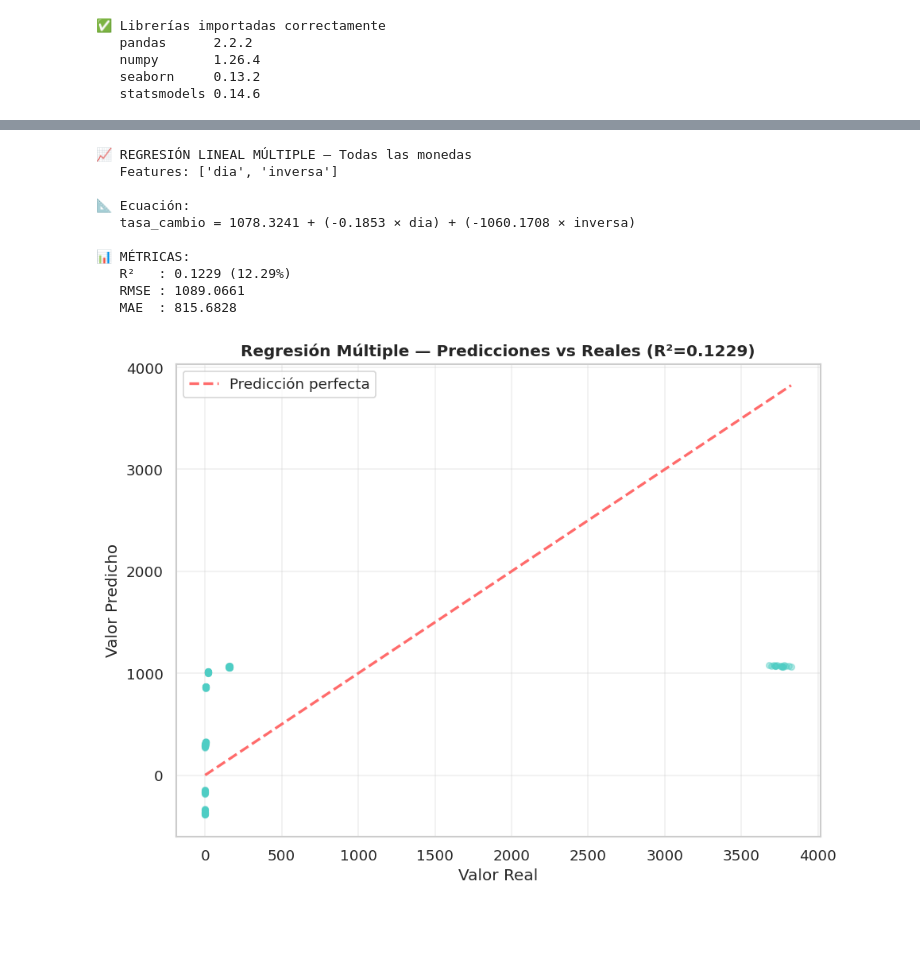
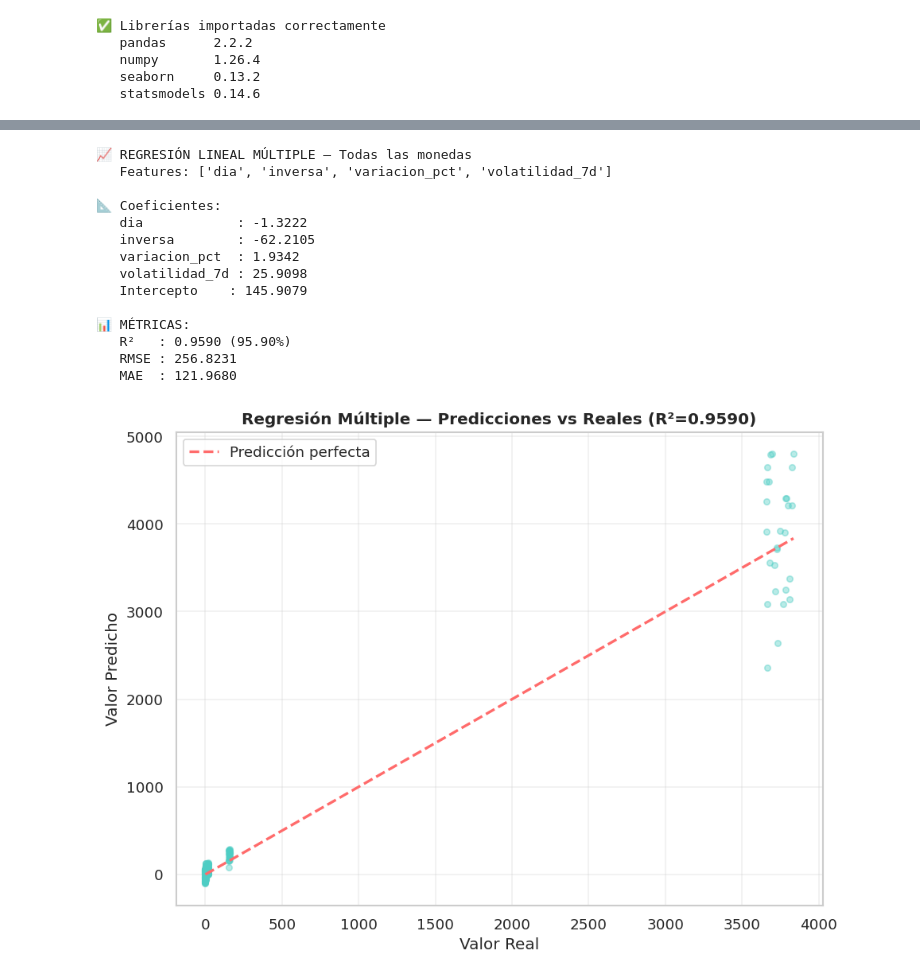
Before and after one commit to SebastianBermudezGutierrez/Grupo17_Bermudez_Mu-oz, a Jupyter notebook: etl-divisas/analisis_ml_divisas.ipynb, the cells around one changed output, grey strips where cells are left out. Saved outputs shown, nothing was run; the diff lists cells and outputs as text; code cells hidden in the pictures; blank space fills up the shorter version.

```diff
--- a/etl-divisas/analisis_ml_divisas.ipynb
+++ b/etl-divisas/analisis_ml_divisas.ipynb
@@ -214,6 +219,6 @@ plt.show()
 # %%
-# CELDA 7: Regresión Lineal Múltiple (todas las monedas)
-FEATURES = ['dia', 'inversa']
+# CELDA 7: Regresión Lineal Múltiple
+FEATURES = ['dia', 'inversa', 'variacion_pct', 'volatilidad_7d']
 
 X_multi = df[FEATURES].values
 y_multi = df['tasa_cambio'].values
@@ -227,43 +232,48 @@ modelo_multi.fit(X_train_m, y_train_m)
 y_pred_multi = modelo_multi.predict(X_test_m)
 
 r2_m   = r2_score(y_test_m, y_pred_multi)
 rmse_m = np.sqrt(mean_squared_error(y_test_m, y_pred_multi))
 mae_m  = mean_absolute_error(y_test_m, y_pred_multi)
 
 print("📈 REGRESIÓN LINEAL MÚLTIPLE — Todas las monedas")
 print(f"   Features: {FEATURES}")
-print(f"\n📐 Ecuación:")
-print(f"   tasa_cambio = {modelo_multi.intercept_:.4f} + ({modelo_multi.coef_[0]:.4f} × dia) + ({modelo_multi.coef_[1]:.4f} × inversa)")
+print(f"\n📐 Coeficientes:")
+for feat, coef in zip(FEATURES, modelo_multi.coef_):
+    print(f"   {feat:15s}: {coef:.4f}")
+print(f"   Intercepto    : {modelo_multi.intercept_:.4f}")
 print(f"\n📊 MÉTRICAS:")
 print(f"   R²   : {r2_m:.4f} ({r2_m*100:.2f}%)")
 print(f"   RMSE : {rmse_m:.4f}")
 print(f"   MAE  : {mae_m:.4f}")
 
-# Gráfica predicciones vs reales
 fig, ax = plt.subplots(figsize=(8, 6))
 ax.scatter(y_test_m, y_pred_multi, alpha=0.4, color='#4ecdc4', s=20)
 minval, maxval = y_test_m.min(), y_test_m.max()
 ax.plot([minval, maxval], [minval, maxval], color='#ff6b6b', linewidth=2, linestyle='--', label='Predicción perfecta')
 ax.set_xlabel('Valor Real')
 ax.set_ylabel('Valor Predicho')
 ax.set_title(f'Regresión Múltiple — Predicciones vs Reales (R²={r2_m:.4f})', fontweight='bold')
 ax.legend()
 ax.grid(alpha=0.3)
 plt.tight_layout()
 plt.savefig('data/regresion_multiple.png', dpi=150, bbox_inches='tight')
 plt.show()
 # %% [output]
 📈 REGRESIÓN LINEAL MÚLTIPLE — Todas las monedas
-   Features: ['dia', 'inversa']
+   Features: ['dia', 'inversa', 'variacion_pct', 'volatilidad_7d']
 
-📐 Ecuación:
-   tasa_cambio = 1078.3241 + (-0.1853 × dia) + (-1060.1708 × inversa)
+📐 Coeficientes:
+   dia            : -1.3222
+   inversa        : -62.2105
+   variacion_pct  : 1.9342
+   volatilidad_7d : 25.9098
+   Intercepto    : 145.9079
 
 📊 MÉTRICAS:
-   R²   : 0.1229 (12.29%)
-   RMSE : 1089.0661
-   MAE  : 815.6828
+   R²   : 0.9590 (95.90%)
+   RMSE : 256.8231
+   MAE  : 121.9680
-[figure, old version]
+[figure, new version]
 # %%
 # CELDA 8: OLS statsmodels + supuestos estadísticos
 X_ols = sm.add_constant(df[FEATURES])
```
Also changed, not shown: parts of 8 cells of this notebook.
